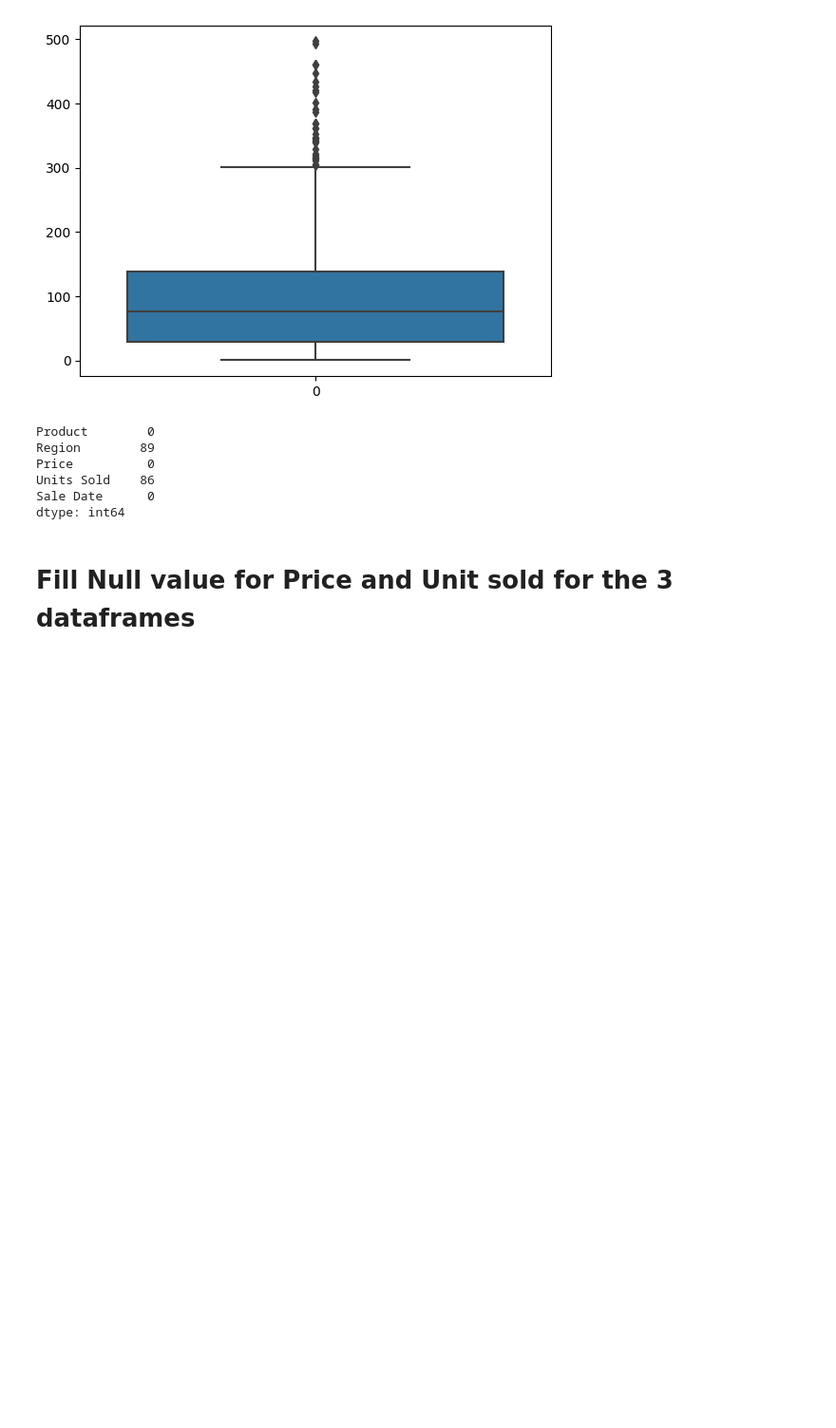
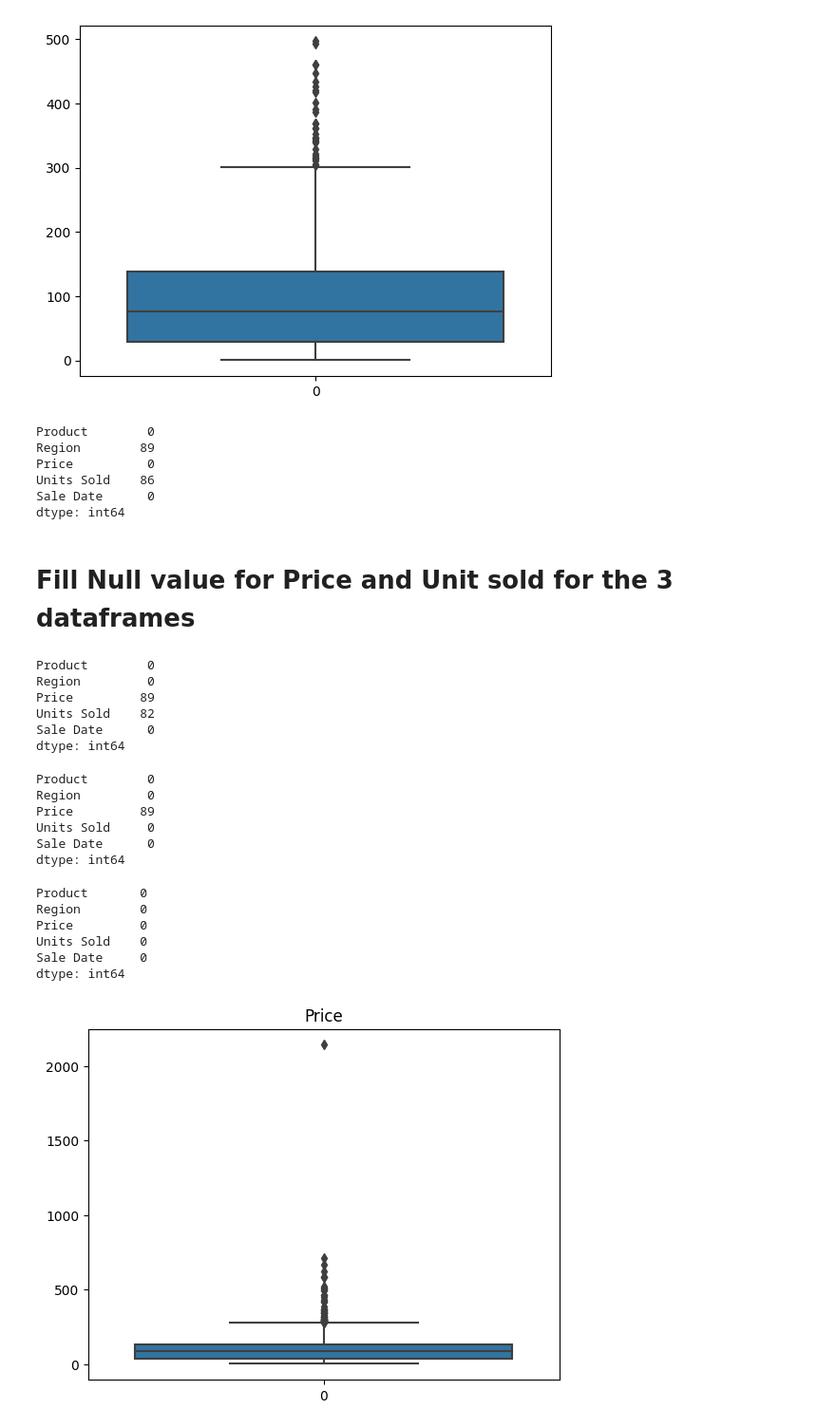
Before and after one commit to kaka5050/MBAN-6110, a Jupyter notebook: Asg 1/Assignment 1_On Yat Ka (220103339).ipynb, the cells around one changed output. Shown: that part at 95% size. Cells and saved outputs as stored; diff of their text form; code cells hidden in the pictures; blank space fills up the shorter version.

```diff
--- a/Asg 1/Assignment 1_On Yat Ka (220103339).ipynb
+++ b/Asg 1/Assignment 1_On Yat Ka (220103339).ipynb
@@ -213,3 +224,45 @@ Sale Date      0
 dtype: int64
 # %% [markdown]
 # Fill Null value for Price and Unit sold for the 3 dataframes
+# %%
+df_clean_ProductRegion.isnull().sum()
+# %% [output]
+Product        0
+Region         0
+Price         89
+Units Sold    82
+Sale Date      0
+dtype: int64
+# %%
+# fill missing value in Unit Sold column with mean and check if there are missing value in the column
+mean_unit_PR = df_clean_ProductRegion['Units Sold'].mean()
+df_clean_ProductRegion.loc[:, 'Units Sold'] = df_clean_ProductRegion['Units Sold'].copy().fillna(mean_unit_PR)
+df_clean_ProductRegion.isnull().sum()
+# %% [output]
+Product        0
+Region         0
+Price         89
+Units Sold     0
+Sale Date      0
+dtype: int64
+# %%
+# fill missing value in Price column with mean and check if there are missing value in the column
+mean_price_PR = df_clean_ProductRegion['Price'].mean()
+df_clean_ProductRegion.loc[:, 'Price'] = df_clean_ProductRegion['Price'].copy().fillna(mean_price_PR)
+df_clean_ProductRegion.isnull().sum()
+# %% [output]
+Product       0
+Region        0
+Price         0
+Units Sold    0
+Sale Date     0
+dtype: int64
+# %%
+# plot box plot for Price column
+df_clean_ProductRegion.reset_index(drop=True, inplace=True)
+sns.boxplot(data = df_clean_ProductRegion['Price'])
+plt.title('Price')
+
+plt.show()
+# %% [output]
+[figure, added]
```
Also changed, not shown: parts of 25 cells of this notebook.
